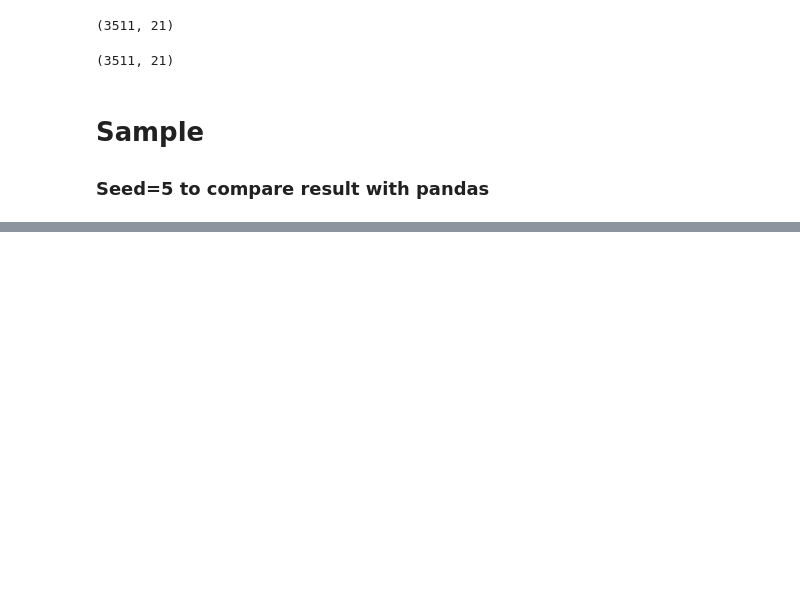
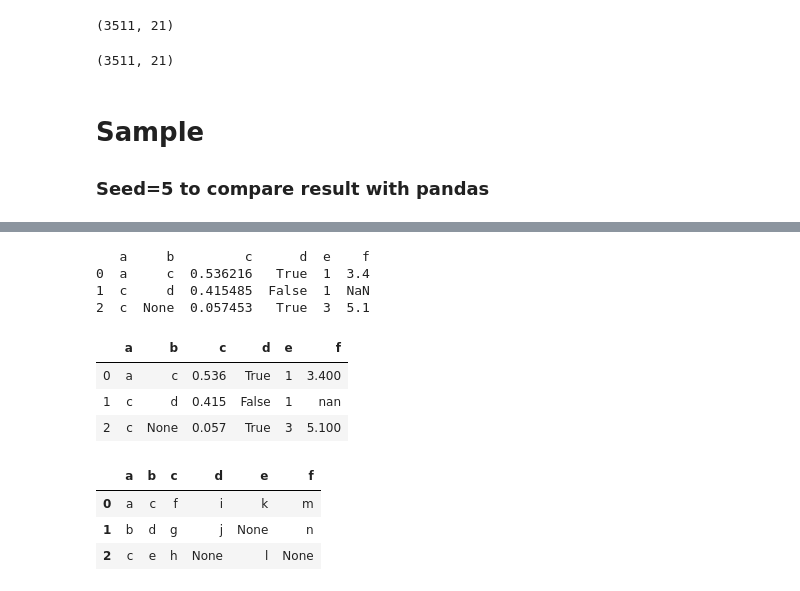
Before and after one commit to najafmurtaza/Analytica, a Jupyter notebook: Test Lib.ipynb, the cells around one changed output, grey strips where cells are left out. Drawn from its saved outputs; the diff is of its cells as text; code cells hidden in the pictures; blank space fills up the shorter version.

```diff
--- a/Test Lib.ipynb
+++ b/Test Lib.ipynb
@@ -1424,0 +1434,24 @@ alt_df.sample(frac=1.5, seed=5, replace=True)
+# %%
+pd_df.loc[1,'a'] = 'c'
+pd_df.loc[1,'e'] = 1
+alt_df[1,'a'] = 'c'
+alt_df[1,'e'] = 1
+
+print(pd_df)
+alt_df
+# %% [output]
+   a     b         c      d  e    f
+0  a     c  0.536216   True  1  3.4
+1  c     d  0.415485  False  1  NaN
+2  c  None  0.057453   True  3  5.1
+|  | a | b | c | d | e | f |
+| 0 | a | c | 0.536 | True | 1 | 3.400 |
+| 1 | c | d | 0.415 | False | 1 | nan |
+| 2 | c | None | 0.057 | True | 3 | 5.100 |
+# %%
+pd_df2
+# %% [output]
+|  | a | b | c | d | e | f |
+| 0 | a | c | f | i | k | m |
+| 1 | b | d | g | j | None | n |
+| 2 | c | e | h | None | l | None |
```
Also changed, not shown: parts of 69 cells of this notebook, 2 other files.
